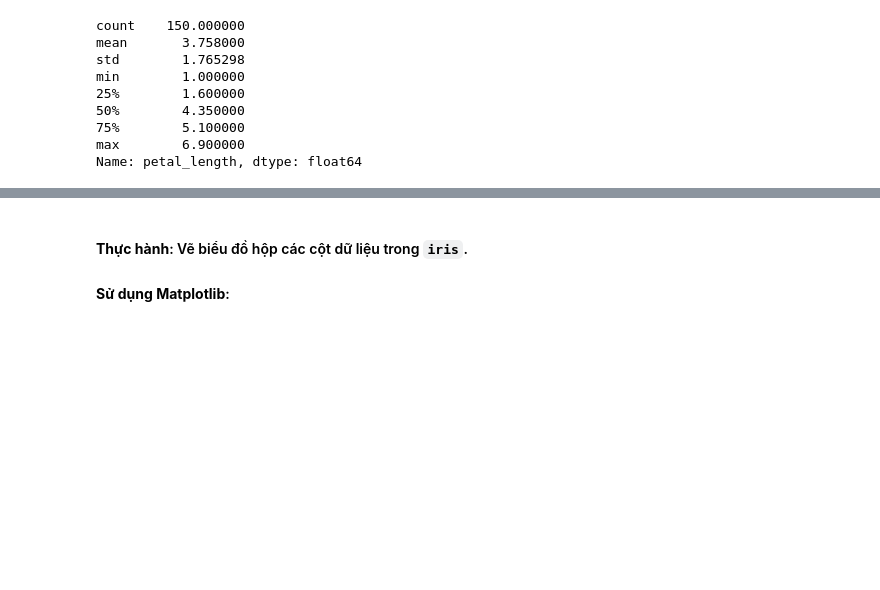
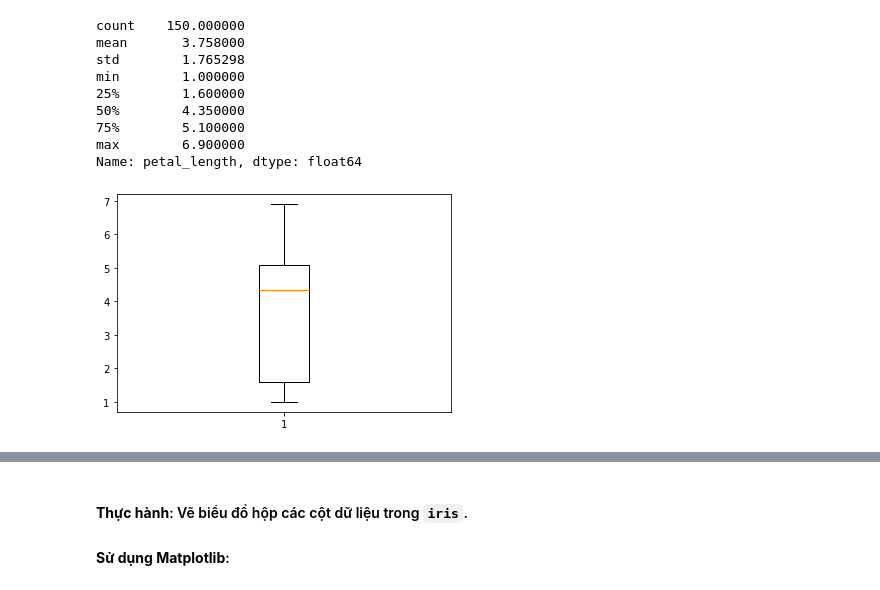
Before and after one commit to honghanhh/mci_python_33a8_l1, a Jupyter notebook: Live Slides/Live Lecture 7/Phuongdang_Live_Lecture_07.ipynb, the cells around one changed output, grey strips where cells are left out. Saved outputs shown, nothing was run; the diff lists cells and outputs as text; code cells hidden in the pictures; blank space fills up the shorter version.

```diff
--- a/Live Slides/Live Lecture 7/Phuongdang_Live_Lecture_07.ipynb
+++ b/Live Slides/Live Lecture 7/Phuongdang_Live_Lecture_07.ipynb
@@ -357,6 +360,10 @@ min        1.000000
 75%        5.100000
 max        6.900000
 Name: petal_length, dtype: float64
+# %%
+plt.boxplot(iris['petal_length']);
+# %% [output]
+[figure, added]
 # %%
 plt.boxplot(iris['petal_length'], vert=False)
 plt.show()
```
Also changed, not shown: parts of 19 cells of this notebook, 2 other files.
